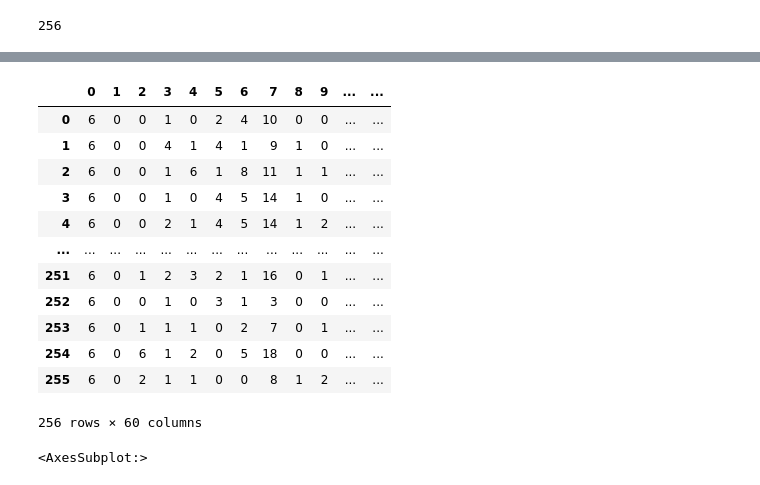
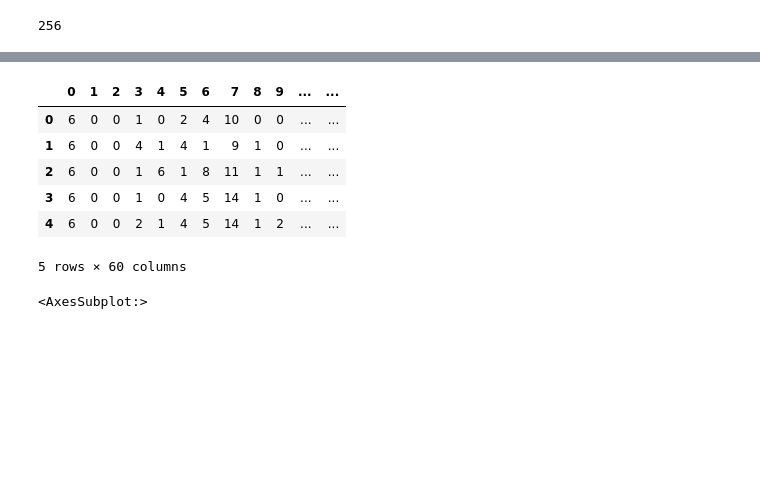
Before and after one commit to luismangubat/kingston-abm, a Jupyter notebook: experiments/notebooks/val-2.ipynb, the cells around one changed output, grey strips where cells are left out. Drawn from its saved outputs; the diff is of its cells as text; code cells hidden in the pictures; blank space fills up the shorter version.

```diff
--- a/experiments/notebooks/val-2.ipynb
+++ b/experiments/notebooks/val-2.ipynb
@@ -241,19 +181,13 @@ r.stdout
 # %%
-cases_df.transpose()
+cases_df.transpose().head()
 # %% [output]
 |  | 0 | 1 | 2 | 3 | 4 | 5 | 6 | 7 | 8 | 9 | ... | ... |
 | 0 | 6 | 0 | 0 | 1 | 0 | 2 | 4 | 10 | 0 | 0 | ... | ... |
 | 1 | 6 | 0 | 0 | 4 | 1 | 4 | 1 | 9 | 1 | 0 | ... | ... |
 | 2 | 6 | 0 | 0 | 1 | 6 | 1 | 8 | 11 | 1 | 1 | ... | ... |
 | 3 | 6 | 0 | 0 | 1 | 0 | 4 | 5 | 14 | 1 | 0 | ... | ... |
 | 4 | 6 | 0 | 0 | 2 | 1 | 4 | 5 | 14 | 1 | 2 | ... | ... |
-| ... | ... | ... | ... | ... | ... | ... | ... | ... | ... | ... | ... | ... |
-| 251 | 6 | 0 | 1 | 2 | 3 | 2 | 1 | 16 | 0 | 1 | ... | ... |
-| 252 | 6 | 0 | 0 | 1 | 0 | 3 | 1 | 3 | 0 | 0 | ... | ... |
-| 253 | 6 | 0 | 1 | 1 | 1 | 0 | 2 | 7 | 0 | 1 | ... | ... |
-| 254 | 6 | 0 | 6 | 1 | 2 | 0 | 5 | 18 | 0 | 0 | ... | ... |
-| 255 | 6 | 0 | 2 | 1 | 1 | 0 | 0 | 8 | 1 | 2 | ... | ... |
-256 rows × 60 columns
+5 rows × 60 columns
 # %%
 %matplotlib inline
 # %%
```
Also changed, not shown: parts of 44 cells of this notebook.
